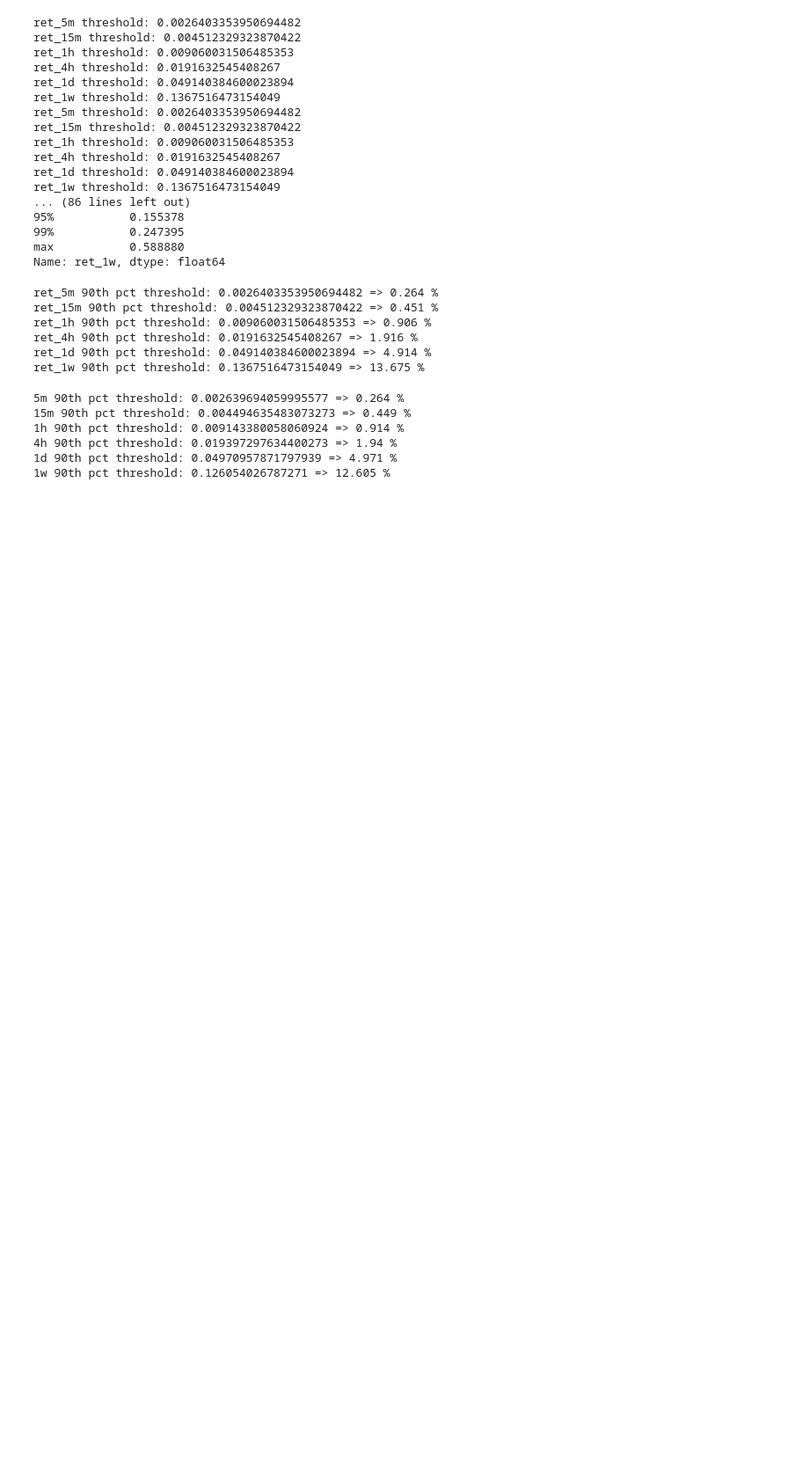
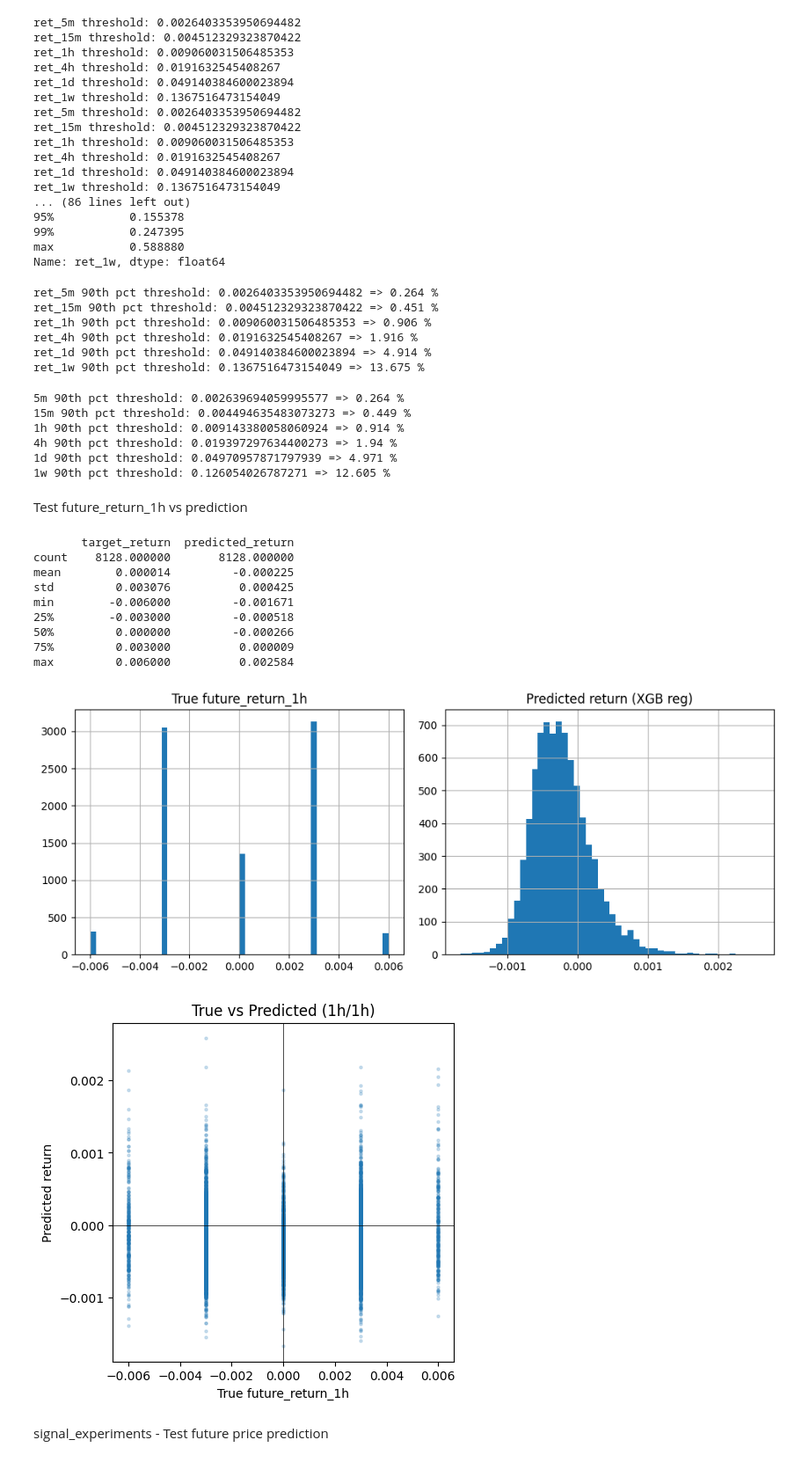
Before and after one commit to jaideepinberlin741/cryptopulse-AI, a Jupyter notebook: notebooks/01_inspect_btc_1h_dataset.ipynb, the cells around one changed output. Shown at 88% size. Drawn from its saved outputs; the diff is of its cells as text; code cells hidden in the pictures; blank space fills up the shorter version.

```diff
--- a/notebooks/01_inspect_btc_1h_dataset.ipynb
+++ b/notebooks/01_inspect_btc_1h_dataset.ipynb
@@ -267,3 +269,51 @@ for tf, path in files.items():
 4h 90th pct threshold: 0.019397297634400273 => 1.94 %
 1d 90th pct threshold: 0.04970957871797939 => 4.971 %
 1w 90th pct threshold: 0.126054026787271 => 12.605 %
+# %% [markdown]
+Test future_return_1h vs prediction
+# %%
+import pandas as pd
+import matplotlib.pyplot as plt
+
+# Load regression predictions
+reg_path = "../models/predictions/1h_1h_xgb_reg_test_reg_predictions.csv"
+reg = pd.read_csv(reg_path)
+
+# Basic stats
+print(reg[['target_return', 'predicted_return']].describe())
+
+# Histogram of true vs predicted
+plt.figure(figsize=(10,4))
+plt.subplot(1,2,1)
+reg['target_return'].hist(bins=50)
+plt.title('True future_return_1h')
+
+plt.subplot(1,2,2)
+reg['predicted_return'].hist(bins=50)
+plt.title('Predicted return (XGB reg)')
+plt.tight_layout()
+plt.show()
+
+# Scatter: true vs predicted
+plt.figure(figsize=(5,5))
+plt.scatter(reg['target_return'], reg['predicted_return'], alpha=0.2, s=5)
+plt.axhline(0, color='k', linewidth=0.5)
+plt.axvline(0, color='k', linewidth=0.5)
+plt.xlabel('True future_return_1h')
+plt.ylabel('Predicted return')
+plt.title('True vs Predicted (1h/1h)')
+plt.show()
+# %% [output]
+       target_return  predicted_return
+count    8128.000000       8128.000000
+mean        0.000014         -0.000225
+std         0.003076          0.000425
+min        -0.006000         -0.001671
+25%        -0.003000         -0.000518
+50%         0.000000         -0.000266
+75%         0.003000          0.000009
+max         0.006000          0.002584
+[figure, added]
+[figure, added]
+# %% [markdown]
+signal_experiments - Test future price prediction
```
Also changed, not shown: parts of 7 cells of this notebook, 16 other files.
